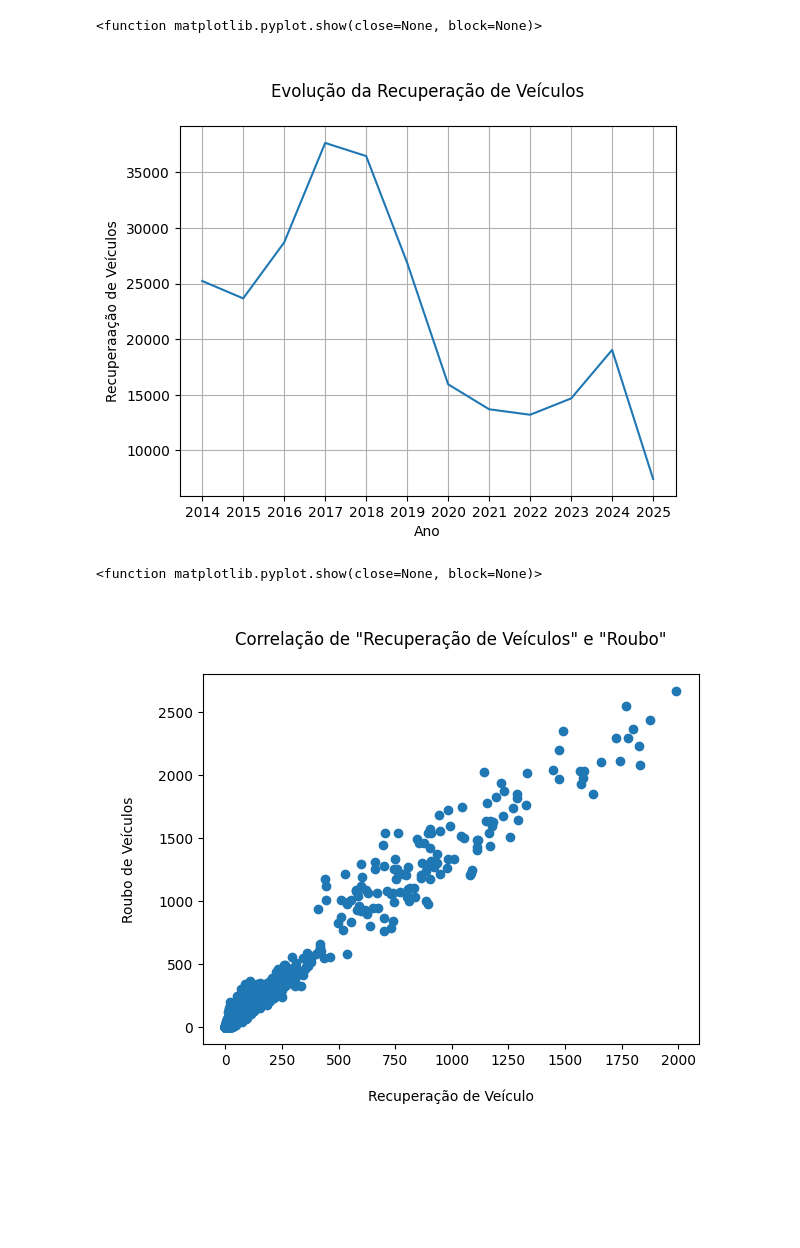
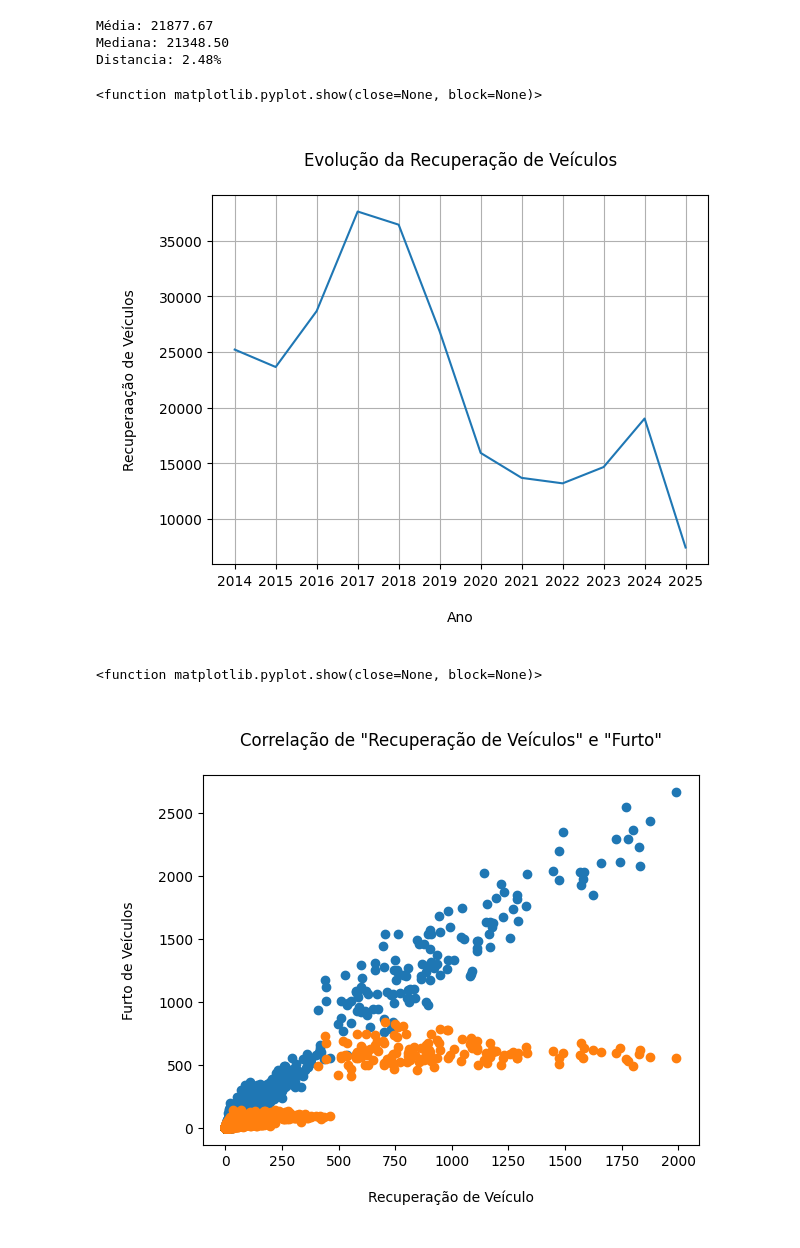
Before and after one commit to daviavatar/analise_seguranca_RJ, a Jupyter notebook: teste.ipynb, the cells around one changed output. Saved outputs shown, nothing was run; the diff lists cells and outputs as text; code cells hidden in the pictures; blank space fills up the shorter version.

```diff
--- a/teste.ipynb
+++ b/teste.ipynb
@@ -2,6 +2,3 @@
 import pandas as pd
 import matplotlib.pyplot as plt
 import numpy as np
-# %%
-df= pd.read_csv('BaseMunicipioMensal.csv', sep= ';')
-df
@@ -40,19 +5,46 @@ df_carros
+# %%
+# exercício 1 ___________________________________________________________________________
+
+#evolução da recuperação de veículos
+df_carros= df.groupby('ano')['recuperacao_veiculos'].sum().reset_index()
+df_carros['ano'] = df_carros['ano'].astype(str) # troca o tipo da variaável ano para int
+
+# Calculo das medidas de tendencias centrais
+media_carros= np.mean(df_carros['recuperacao_veiculos'])
+mediana_carros= np.median(df_carros['recuperacao_veiculos'])
+distancia_carros= (media_carros - mediana_carros)/mediana_carros
+distancia_carros = distancia_carros*100
+
+print(f"Média: {media_carros:.2f}\nMediana: {mediana_carros:.2f}\nDistancia: {distancia_carros:.2f}%")
+# %% [output]
+Média: 21877.67
+Mediana: 21348.50
+Distancia: 2.48%
 # %%
+#gráfico
 plt.plot(df_carros['ano'],df_carros['recuperacao_veiculos'])
 plt.title('\nEvolução da Recuperação de Veículos\n')
-plt.xlabel('Ano')
-plt.ylabel('Recuperaação de Veículos')
+plt.xlabel('\nAno\n')
+plt.ylabel('\nRecuperaação de Veículos\n')
 plt.grid(True)
 plt.show
 # %% [output]
 <function matplotlib.pyplot.show(close=None, block=None)>
-[figure, old version]
+[figure, new version]
 # %%
+# gráfico de correlação de recuperação de veículos e ROUBO
 plt.scatter(df['recuperacao_veiculos'], df['roubo_veiculo'])
 plt.title('\nCorrelação de "Recuperação de Veículos" e "Roubo"\n')
 plt.xlabel('\nRecuperação de Veículo\n')
 plt.ylabel('\nRoubo de Veículos\n')
 plt.show
+
+# gráfico de correlação de recuperação de veículos e FURTO
+plt.scatter(df['recuperacao_veiculos'], df['furto_veiculos'])
+plt.title('\nCorrelação de "Recuperação de Veículos" e "Furto"\n')
+plt.xlabel('\nRecuperação de Veículo\n')
+plt.ylabel('\nFurto de Veículos\n')
+plt.show
 # %% [output]
 <function matplotlib.pyplot.show(close=None, block=None)>
-[figure, old version]
+[figure, new version]
```
Also changed, not shown: parts of 15 cells of this notebook, 1 other file.
